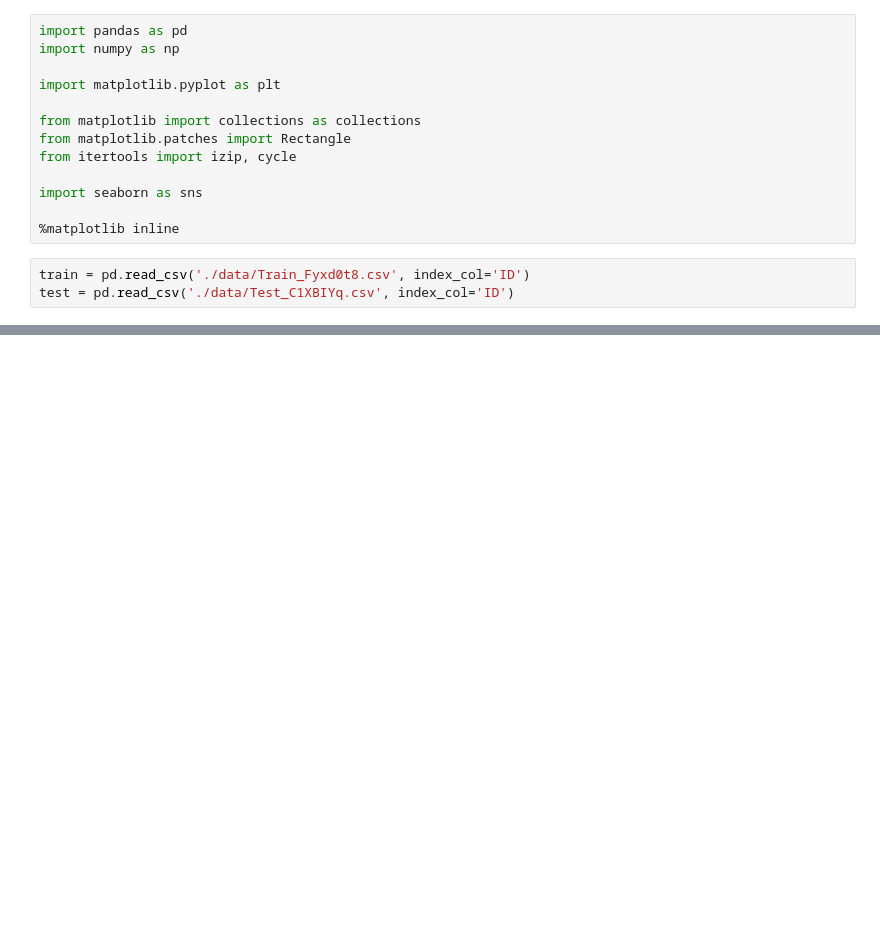
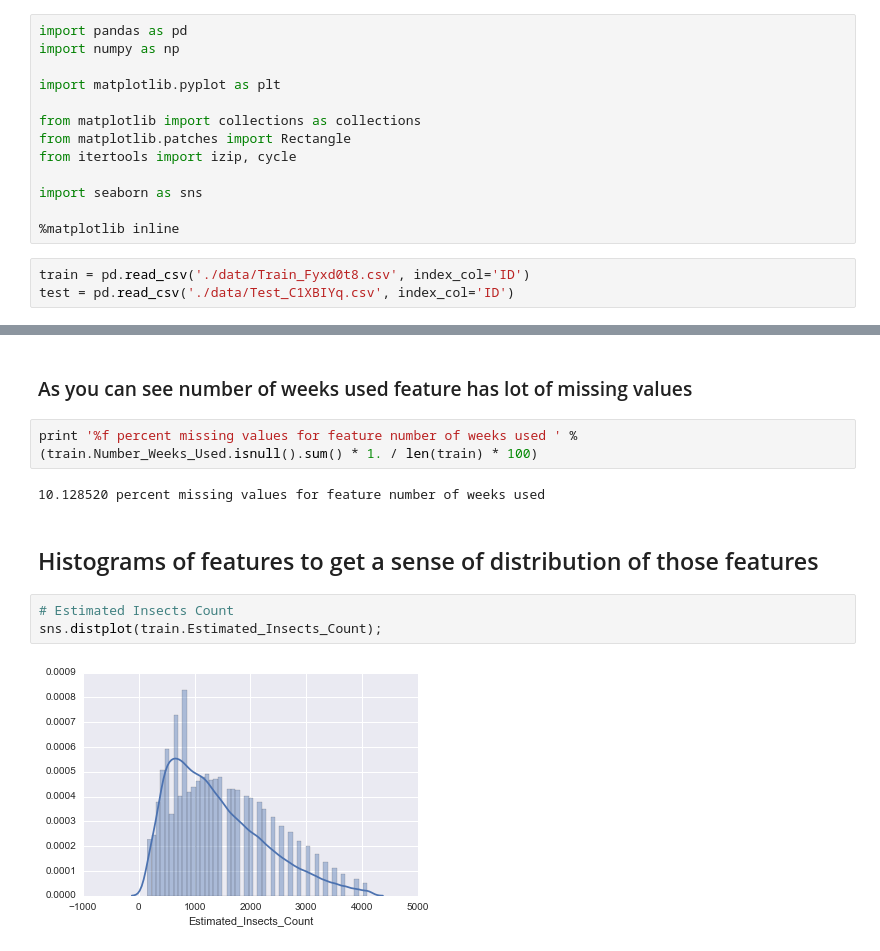
Before and after one commit to numb3r33/av-practice, a Jupyter notebook: last_man_standing/analysis.ipynb, the cells around one changed output, grey strips where cells are left out. Cells and saved outputs as stored; diff of their text form; blank space fills up the shorter version.

Commit message:
Distribution of variables and their relationship with response variable

```diff
--- a/last_man_standing/analysis.ipynb
+++ b/last_man_standing/analysis.ipynb
@@ -98,0 +102,13 @@ missmap(train);
+# %% [markdown]
+### As you can see number of weeks used feature has lot of missing values
+# %%
+print '%f percent missing values for feature number of weeks used ' %(train.Number_Weeks_Used.isnull().sum() * 1. / len(train) * 100)
+# %% [output]
+10.128520 percent missing values for feature number of weeks used
+# %% [markdown]
+## Histograms of features to get a sense of distribution of those features
+# %%
+# Estimated Insects Count
+sns.distplot(train.Estimated_Insects_Count);
+# %% [output]
+[figure, added]
```
Also changed, not shown: parts of 22 cells of this notebook, 1 other file.
